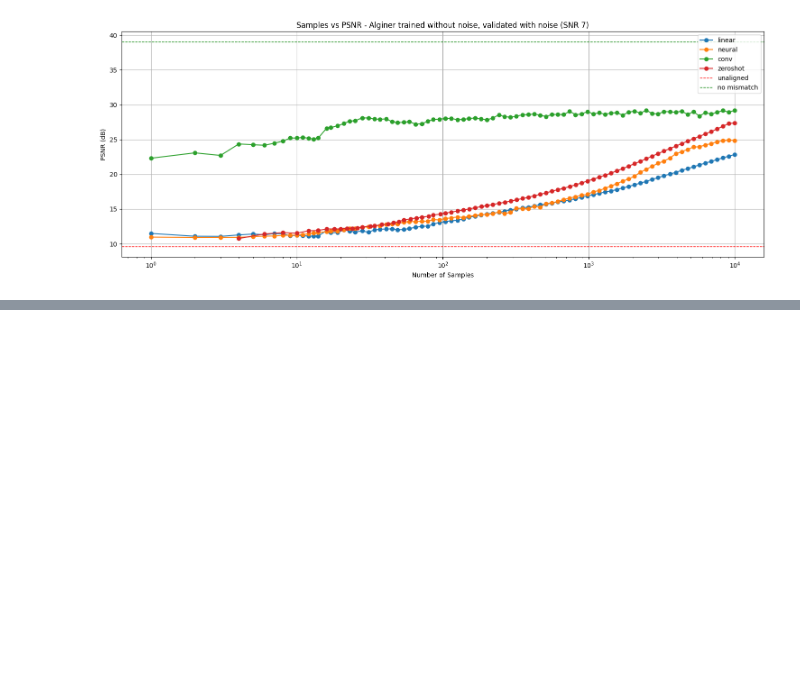
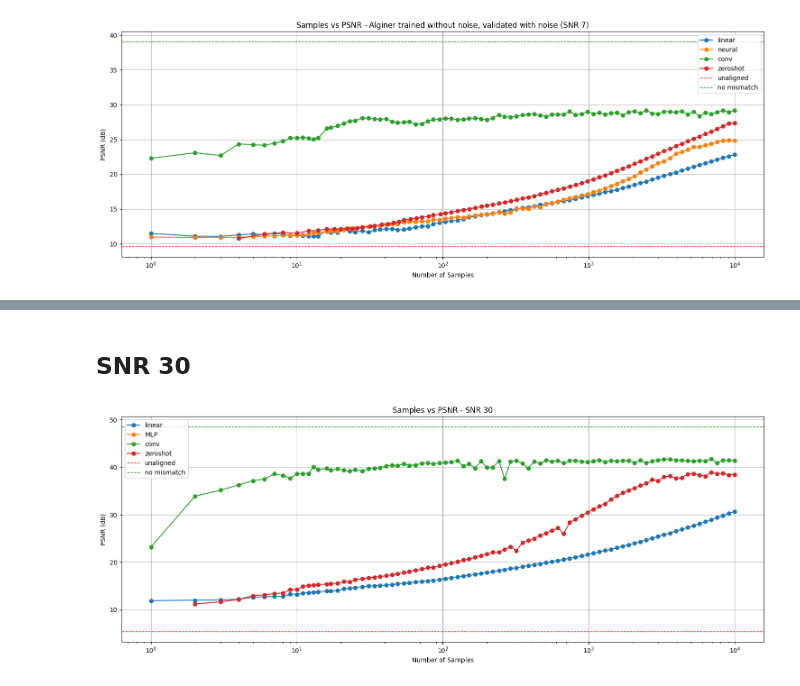
Before and after one commit to LorenzoPannacci/DJSCC-Semantic-Equalization, a Jupyter notebook: alignment/curves.ipynb, the cells around one changed output, grey strips where cells are left out. Drawn from its saved outputs; the diff is of its cells as text; code cells hidden in the pictures; blank space fills up the shorter version.

```diff
--- a/alignment/curves.ipynb
+++ b/alignment/curves.ipynb
@@ -1533,0 +2252,30 @@ plt.show()
+# %% [markdown]
+## SNR 30
+# %%
+import matplotlib.pyplot as plt
+import re
+
+data = [("linear", text_linear_snr_30), ("MLP", text_mlp_snr_30), ("conv", text_conv_snr_30), ("zeroshot", text_zeroshot_snr_30)]
+
+plt.figure(figsize=(15, 6))
+
+# Iterate over all model blocks
+for name, text in data:
+    matches = re.findall(r'(\d+) samples got a PSNR of ([\d.]+)', text)
+    samples = [int(m[0]) for m in matches]
+    psnr = [float(m[1]) for m in matches]
+    plt.plot(samples, psnr, marker='o', label=name)
+
+plt.axhline(y=5.39, color='red', linestyle='--', linewidth=1, label='unaligned')
+plt.axhline(y=48.50, color='green', linestyle='--', linewidth=1, label='no mismatch')
+
+plt.title("Samples vs PSNR - SNR 30")
+plt.xlabel("Number of Samples")
+plt.ylabel("PSNR (dB)")
+plt.xscale('log')
+plt.legend()
+plt.grid(True)
+plt.tight_layout()
+plt.show()
+# %% [output]
+[figure, added]
```
Also changed, not shown: parts of 6 cells of this notebook, 3 other files.
